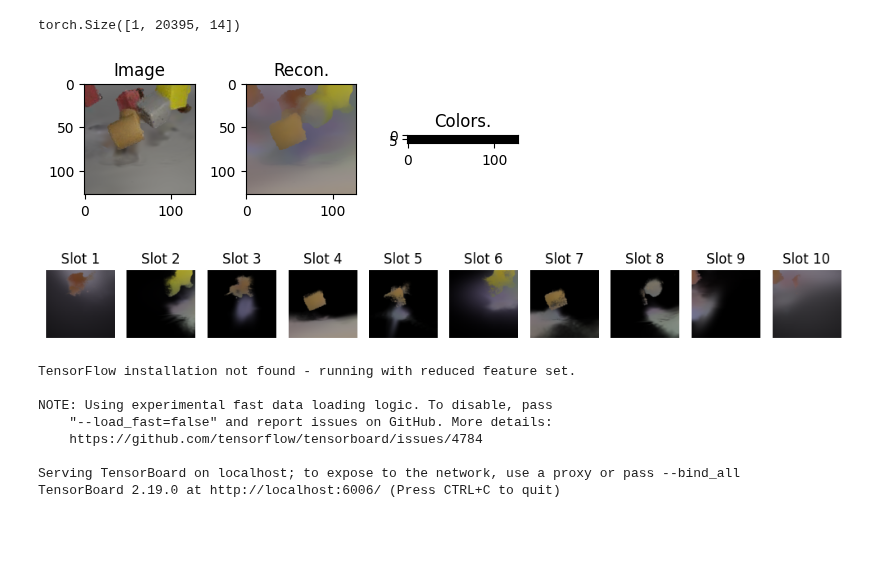
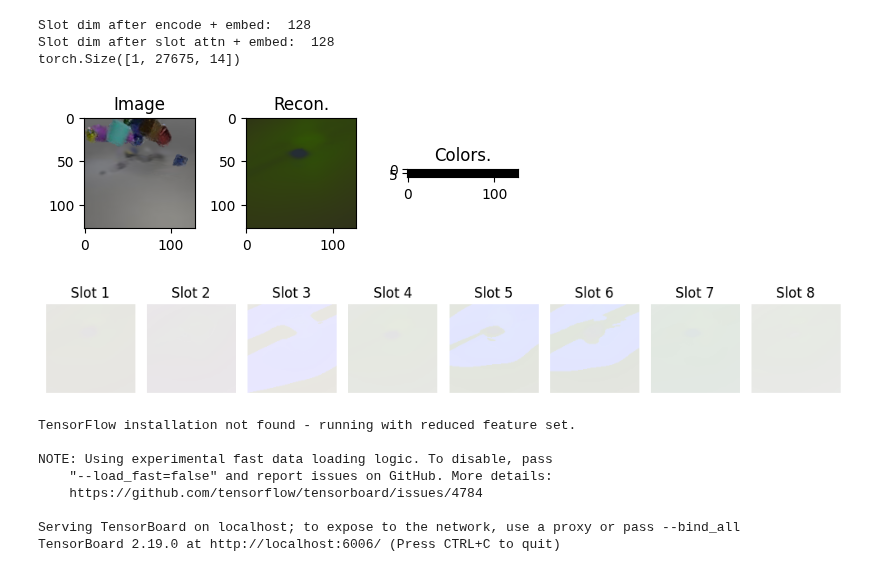
Before and after one commit to 00LukeSkyworker00/4dgs-slot-attention, a Jupyter notebook: eval.ipynb, the cells around one changed output. Drawn from its saved outputs; the diff is of its cells as text; code cells hidden in the pictures; blank space fills up the shorter version.

```diff
--- a/eval.ipynb
+++ b/eval.ipynb
@@ -16,7 +16,7 @@ from dataset import *
 
 # Load YAML.
 cfg = OmegaConf.load('config.yaml')
-cfg.attention.num_slots = 10
+cfg.attention.num_slots = 8
 
 # Get CFG
 seed = cfg.training.seed
@@ -30,7 +30,7 @@ frame = 0
 
 # Load val dataset.
 val_dir = '/home/skyworker/result/4DGS_SlotAttention/shape_of_motion/'
-val_seq = 'movi_a_0000_anoMask'
+val_seq = 'movi_a_0053_anoMask'
 test_set = ShapeOfMotion(os.path.join(val_dir,val_seq), cfg.dataset)
 
 # Load model.
@@ -61,7 +61,9 @@ w2cs = w2cs[None].to(device)
 pos_embed = sample['all_gs'][0][None].to(device)
 print(gs.shape)
 # %% [output]
-torch.Size([1, 20395, 14])
+Slot dim after encode + embed:  128
+Slot dim after slot attn + embed:  128
+torch.Size([1, 27675, 14])
 # %%
 recon_combined,recon_slots,color_code,gs,gs_slot,_ = model(gs, pos_embed, Ks=Ks, w2cs=w2cs,inference=True)
 # Squeeze.
@@ -97,28 +99,28 @@ plt.savefig(f'render/{val_seq}_Recon_PLT.png')
 # color_code = cv2.resize(color_code, (resolution[0], resolution[1]), interpolation=cv2.INTER_NEAREST)
 # imageio.imwrite('render/2_color_code.png', color_code)
 # %% [output]
-[figure, old version]
+[figure, new version]
 # %%
 fig, ax = plt.subplots(1, num_slots, figsize=(10, 2))
-stack = np.zeros((resolution[0], resolution[1], 3), dtype=np.uint8)
+stack = np.zeros((resolution[0], resolution[1], 4), dtype=np.uint8)
 for i in range(num_slots):
   slot = recon_slots[i].squeeze(0).to(torch.uint8)
   picture = slot.cpu().detach().numpy()
   stack += picture
   # picture = recons[i] * masks[i] + (1 - masks[i])
   ax[i].imshow(picture)
   ax[i].set_title('Slot %s' % str(i + 1))
   # imageio.imwrite(f'render/3_slot_{i}.png', picture)
   # imageio.imwrite(f'render/3_slot_alpha_{i}.png', picture)
 for i in range(len(ax)):
   ax[i].grid(False)
   ax[i].axis('off')
 # ax[num_slots].imshow(stack)
 # ax[num_slots].set_title('Slot Stack')
 plt.tight_layout()
 plt.savefig(f'render/{val_seq}_Slot_{cfg.attention.num_slots}_PLT.png')
 # %% [output]
-[figure, old version]
+[figure, new version]
 # %%
 # from gsplat.distributed import cli
 # from simple_viewer import viewer
```
Also changed, not shown: parts of 2 cells of this notebook, 5 other files.
